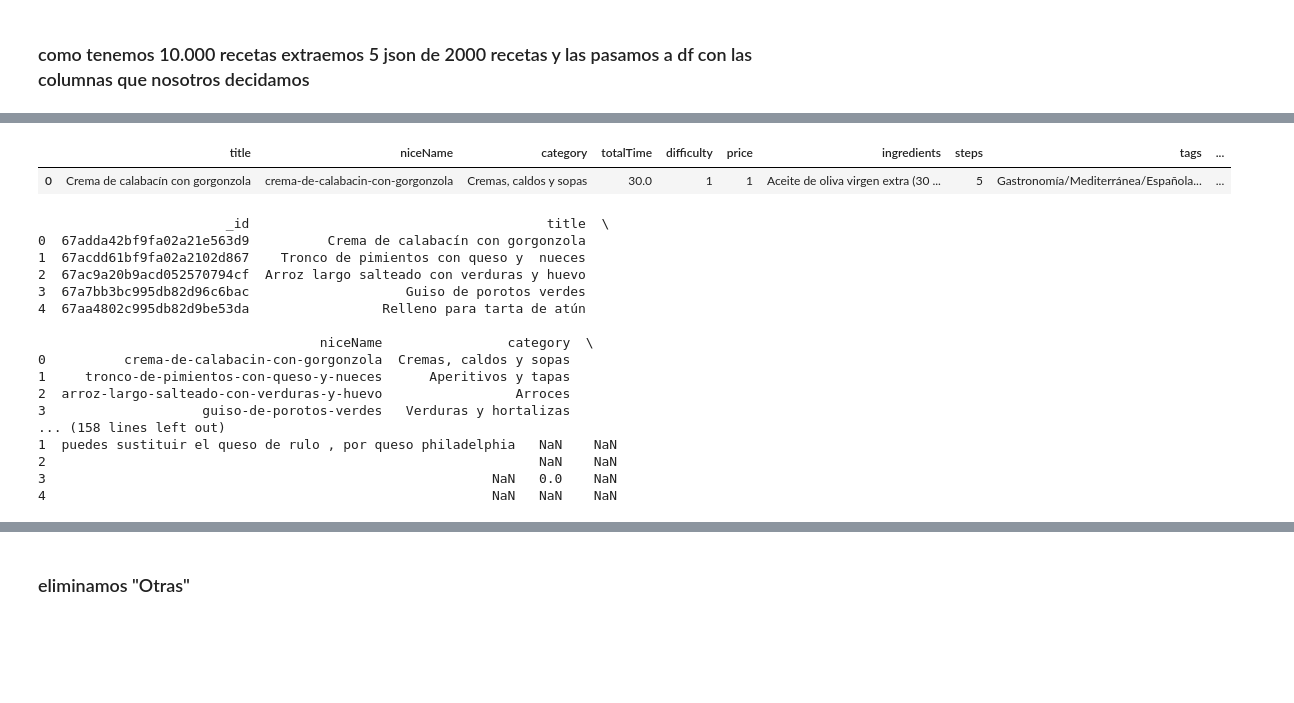
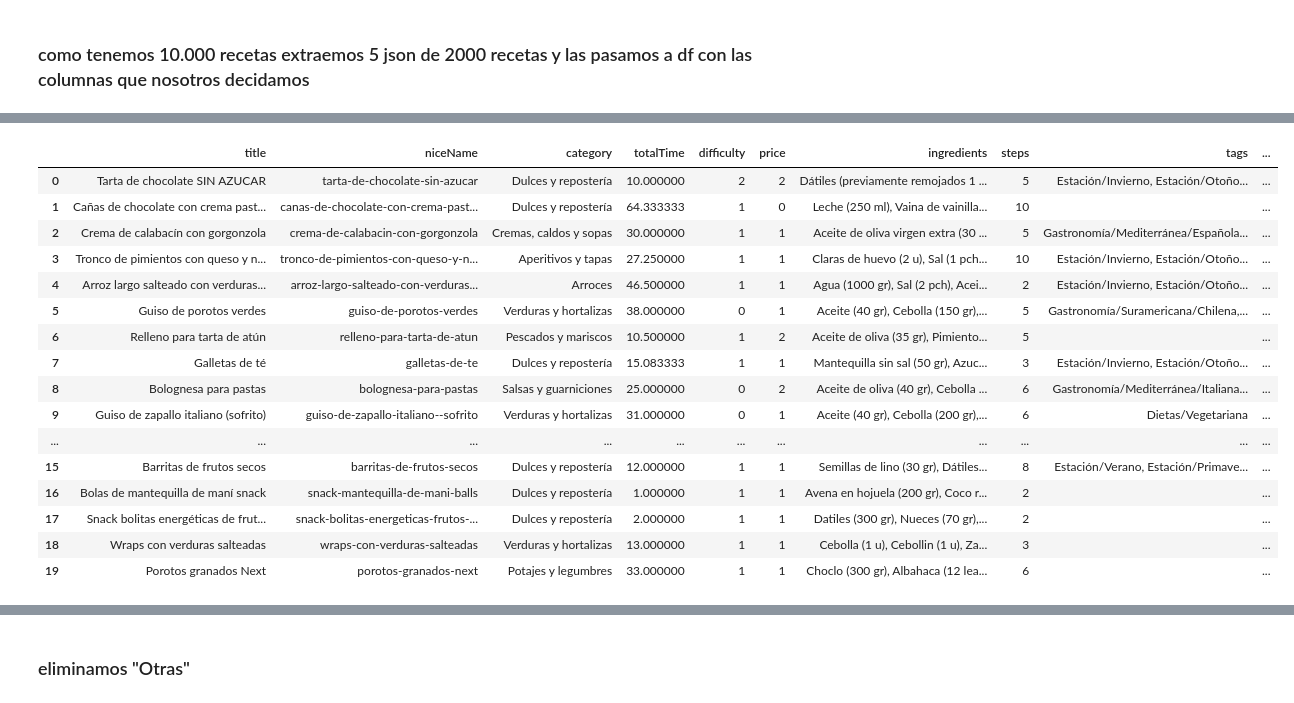
Before and after one commit to Unbiunio/interview, a Jupyter notebook: dsk.ipynb, the cells around one changed output, grey strips where cells are left out. Drawn from its saved outputs; the diff is of its cells as text; code cells hidden in the pictures; blank space fills up the shorter version.

```diff
--- a/dsk.ipynb
+++ b/dsk.ipynb
@@ -266,61 +281,23 @@ Solicitud 5 exitosa!
 # %%
-df_recetas_1.head(1
-                  )
+df_recetas_1.head(20)
 # %% [output]
 |  | title | niceName | category | totalTime | difficulty | price | ingredients | steps | tags | ... |
-| 0 | Crema de calabacín con gorgonzola | crema-de-calabacin-con-gorgonzola | Cremas, caldos y sopas | 30.0 | 1 | 1 | Aceite de oliva virgen extra (30 ... | 5 | Gastronomía/Mediterránea/Española... | ... |
+| 0 | Tarta de chocolate SIN AZUCAR | tarta-de-chocolate-sin-azucar | Dulces y repostería | 10.000000 | 2 | 2 | Dátiles (previamente remojados 1 ... | 5 | Estación/Invierno, Estación/Otoño... | ... |
+| 1 | Cañas de chocolate con crema past... | canas-de-chocolate-con-crema-past... | Dulces y repostería | 64.333333 | 1 | 0 | Leche (250 ml), Vaina de vainilla... | 10 |  | ... |
+| 2 | Crema de calabacín con gorgonzola | crema-de-calabacin-con-gorgonzola | Cremas, caldos y sopas | 30.000000 | 1 | 1 | Aceite de oliva virgen extra (30 ... | 5 | Gastronomía/Mediterránea/Española... | ... |
+| 3 | Tronco de pimientos con queso y n... | tronco-de-pimientos-con-queso-y-n... | Aperitivos y tapas | 27.250000 | 1 | 1 | Claras de huevo (2 u), Sal (1 pch... | 10 | Estación/Invierno, Estación/Otoño... | ... |
+| 4 | Arroz largo salteado con verduras... | arroz-largo-salteado-con-verduras... | Arroces | 46.500000 | 1 | 1 | Agua (1000 gr), Sal (2 pch), Acei... | 2 | Estación/Invierno, Estación/Otoño... | ... |
+| 5 | Guiso de porotos verdes | guiso-de-porotos-verdes | Verduras y hortalizas | 38.000000 | 0 | 1 | Aceite (40 gr), Cebolla (150 gr),... | 5 | Gastronomía/Suramericana/Chilena,... | ... |
+| 6 | Relleno para tarta de atún | relleno-para-tarta-de-atun | Pescados y mariscos | 10.500000 | 1 | 2 | Aceite de oliva (35 gr), Pimiento... | 5 |  | ... |
+| 7 | Galletas de té | galletas-de-te | Dulces y repostería | 15.083333 | 1 | 1 | Mantequilla sin sal (50 gr), Azuc... | 3 | Estación/Invierno, Estación/Otoño... | ... |
+| 8 | Bolognesa para pastas | bolognesa-para-pastas | Salsas y guarniciones | 25.000000 | 0 | 2 | Aceite de oliva (40 gr), Cebolla ... | 6 | Gastronomía/Mediterránea/Italiana... | ... |
+| 9 | Guiso de zapallo italiano (sofrito) | guiso-de-zapallo-italiano--sofrito | Verduras y hortalizas | 31.000000 | 0 | 1 | Aceite (40 gr), Cebolla (200 gr),... | 6 | Dietas/Vegetariana | ... |
+| ... | ... | ... | ... | ... | ... | ... | ... | ... | ... | ... |
+| 15 | Barritas de frutos secos | barritas-de-frutos-secos | Dulces y repostería | 12.000000 | 1 | 1 | Semillas de lino (30 gr), Dátiles... | 8 | Estación/Verano, Estación/Primave... | ... |
+| 16 | Bolas de mantequilla de maní snack | snack-mantequilla-de-mani-balls | Dulces y repostería | 1.000000 | 1 | 1 | Avena en hojuela (200 gr), Coco r... | 2 |  | ... |
+| 17 | Snack bolitas energéticas de frut... | snack-bolitas-energeticas-frutos-... | Dulces y repostería | 2.000000 | 1 | 1 | Datiles (300 gr), Nueces (70 gr),... | 2 |  | ... |
+| 18 | Wraps con verduras salteadas | wraps-con-verduras-salteadas | Verduras y hortalizas | 13.000000 | 1 | 1 | Cebolla (1 u), Cebollin (1 u), Za... | 3 |  | ... |
+| 19 | Porotos granados Next | porotos-granados-next | Potajes y legumbres | 33.000000 | 1 | 1 | Choclo (300 gr), Albahaca (12 lea... | 6 |  | ... |
-# %%
-
-
-# Crear una lista para almacenar las respuestas
-recetas_data = []
-
-# Recorrer cada valor de niceName en el DataFrame
-for nice_name in df_recetas_1['niceName']:
-    # Crear la URL usando el valor de niceName
-    url = f"https://es-mycooktouch.group-taurus.com/recipe/{nice_name}"
-
-    try:
-        # Hacer la solicitud GET a la API
-        response = requests.get(url)
-        # Verificar si la solicitud fue exitosa
-        if response.status_code == 200:
-            # Convertir la respuesta en JSON
-            receta_json = response.json()
-            # Añadir la respuesta a la lista de datos
-            recetas_data.append(receta_json)
-        else:
-            print(f"Error al obtener la receta para {nice_name}. Código de estado: {response.status_code}")
-
-    except Exception as e:
-        print(f"Hubo un error al solicitar {nice_name}: {e}")
-
-    # Agregar un retardo para evitar sobrecargar el servidor
-    time.sleep(1)
-
-# Convertir la lista de datos en un DataFrame de Pandas
-df_recetas_api = pd.DataFrame(recetas_data)
-
-# Mostrar las primeras filas del DataFrame resultante
-print(df_recetas_api.head())
-# %% [output]
-                        _id                                      title  \
-0  67adda42bf9fa02a21e563d9          Crema de calabacín con gorgonzola
-1  67acdd61bf9fa02a2102d867    Tronco de pimientos con queso y  nueces
-2  67ac9a20b9acd052570794cf  Arroz largo salteado con verduras y huevo
-3  67a7bb3bc995db82d96c6bac                    Guiso de porotos verdes
-4  67aa4802c995db82d9be53da                 Relleno para tarta de atún
-
-                                    niceName                category  \
-0          crema-de-calabacin-con-gorgonzola  Cremas, caldos y sopas
-1     tronco-de-pimientos-con-queso-y-nueces      Aperitivos y tapas
-2  arroz-largo-salteado-con-verduras-y-huevo                 Arroces
-3                    guiso-de-porotos-verdes   Verduras y hortalizas
-... (158 lines left out)
-1  puedes sustituir el queso de rulo , por queso philadelphia   NaN    NaN
-2                                                               NaN    NaN
-3                                                         NaN   0.0    NaN
-4                                                         NaN   NaN    NaN
 # %%
 df_list = [df_recetas_1, df_recetas_2, df_recetas_3, df_recetas_4, df_recetas_5]
 
```
Also changed, not shown: parts of 11 cells of this notebook, 6 other files.
